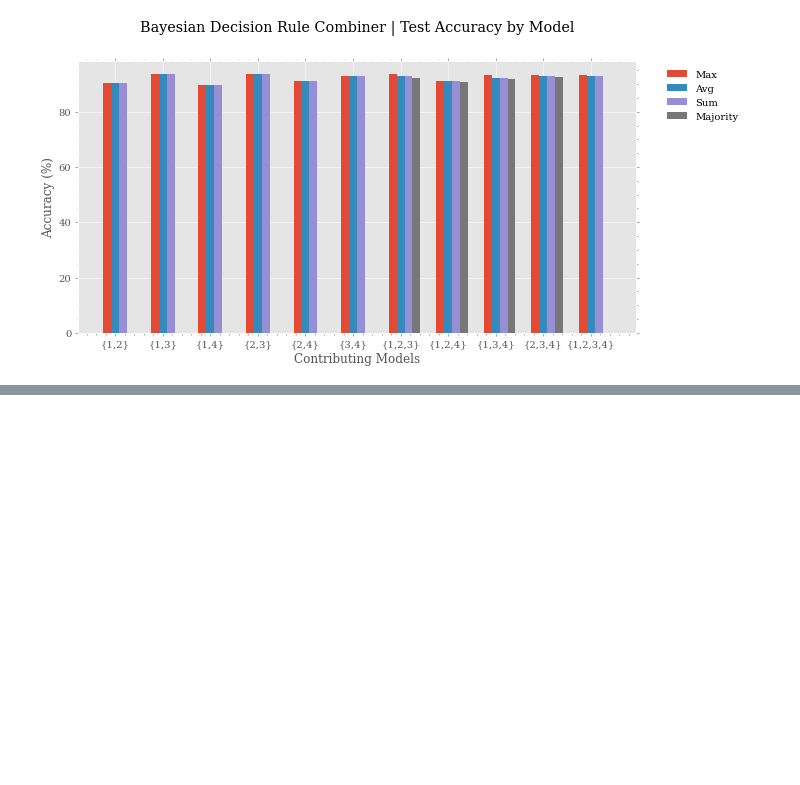
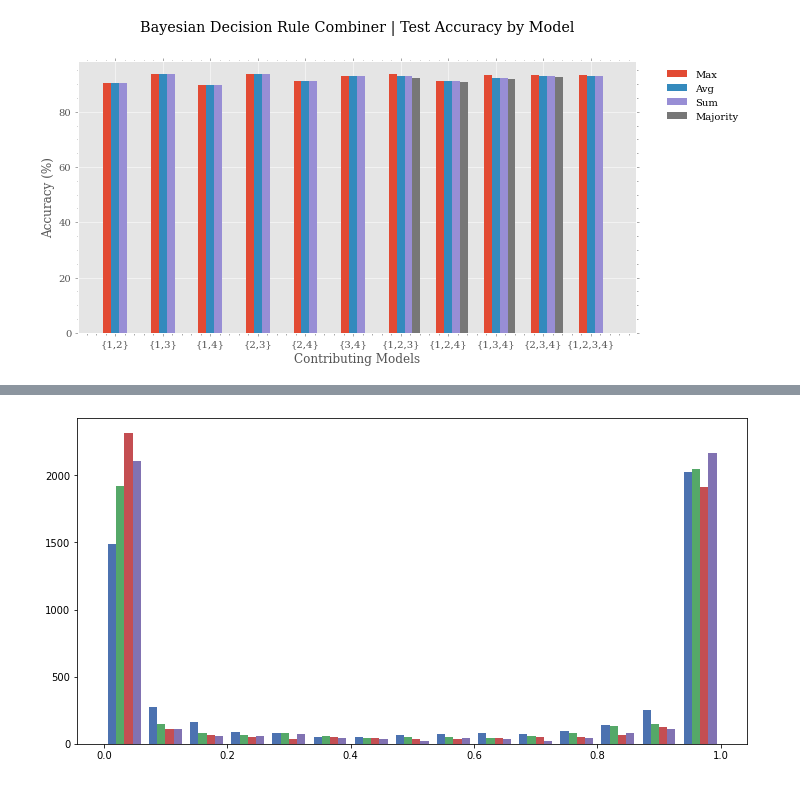
Before and after one commit to usnistgov/STVM_NLP_Research, a Jupyter notebook: combiners/SSNet_predictions_notebook.ipynb, the cells around one changed output, grey strips where cells are left out. Drawn from its saved outputs; the diff is of its cells as text; code cells hidden in the pictures; blank space fills up the shorter version.

```diff
--- a/combiners/SSNet_predictions_notebook.ipynb
+++ b/combiners/SSNet_predictions_notebook.ipynb
@@ -397,0 +426,10 @@ for i in range(2):
+# %%
+target = [0, 1, 2, 3]
+A = 1 / len(target)
+# for t in target:
+#     plt.hist(points[t], bins=50, alpha=A)
+
+plt.style.use('seaborn-deep')
+x = plt.hist([points[t] for t in target], bins=15)
+# %% [output]
+[figure, added]
```
Also changed, not shown: parts of 4 cells of this notebook, 1 other file.
